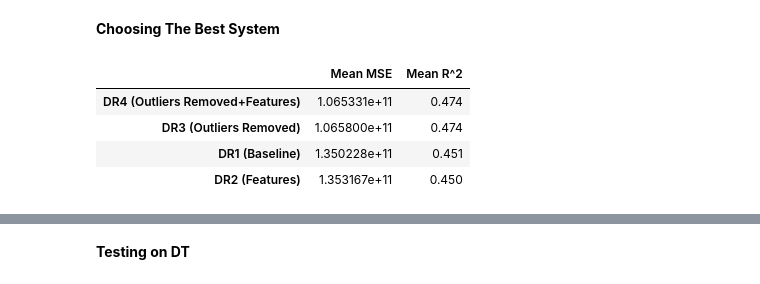
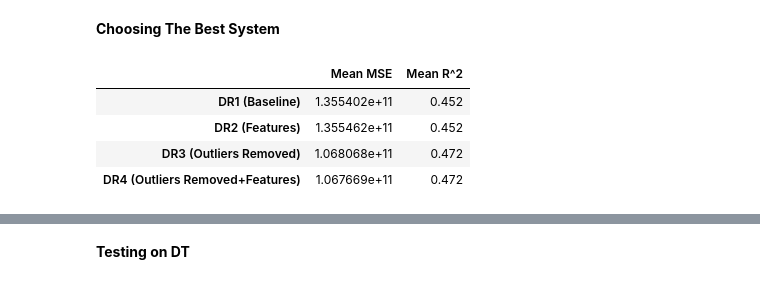
Before and after one commit to jghoshh/csi4142_a3, a Jupyter notebook: a3_p1.ipynb, the cells around one changed output, grey strips where cells are left out. Saved outputs shown, nothing was run; the diff lists cells and outputs as text; code cells hidden in the pictures.

```diff
--- a/a3_p1.ipynb
+++ b/a3_p1.ipynb
@@ -798,7 +803,7 @@ DT shape: (716, 18)
 # %% [markdown]
 **Running 4-Fold Cross Validation**
 # %%
-def cross_validate_variant(df_variant, cv_splits=4):
+def cross_validate_variant(df_variant, cv_splits=4, random_state=12):
   """
   - Splits df_variant into X (features) and y (target)
   - Runs 4-fold cross validation
@@ -811,11 +816,14 @@ def cross_validate_variant(df_variant, cv_splits=4):
   # Setup up the Linear regression model
   model = LinearRegression()
 
+  # Set random state to ensure reproducibility
+  kf = KFold(n_splits=cv_splits, shuffle=True, random_state=random_state)
+
   # Cross-validation for negative MSE (but we convert to positive)
   mse_scores = cross_val_score(
     model,
     X, y,
-    cv=cv_splits,
+    cv=kf,
     scoring="neg_mean_squared_error"
   )
 
@@ -823,7 +831,7 @@ def cross_validate_variant(df_variant, cv_splits=4):
   r2_scores = cross_val_score(
     model,
     X, y,
-    cv=cv_splits,
+    cv=kf,
     scoring="r2"
   )
 
@@ -841,23 +849,21 @@ variants = [
 ]
 results_dict = {}
 for name, dfv in variants:
-  mse_val, r2_val = cross_validate_variant(dfv, cv_splits=4)
+  mse_val, r2_val = cross_validate_variant(dfv)
   results_dict[name] = {"mean_MSE": mse_val, "mean_R2": r2_val}
 # %% [markdown]
 **Choosing The Best System**
 # %%
 # Convert results dict into a dataframe for clear comparison
 results_df = pd.DataFrame.from_dict(results_dict, orient='index')
 results_df = results_df.rename(columns={
     "mean_MSE": "Mean MSE",
     "mean_R2": "Mean R^2"
 })
-# Sort table by Mean R^2
-results_df_sorted = results_df.sort_values(by="Mean R^2", ascending=False)
-display(results_df_sorted.round(3))
+display(results_df.round(3))
 # %% [output]
 |  | Mean MSE | Mean R^2 |
-| DR4 (Outliers Removed+Features) | 1.065331e+11 | 0.474 |
-| DR3 (Outliers Removed) | 1.065800e+11 | 0.474 |
-| DR1 (Baseline) | 1.350228e+11 | 0.451 |
-| DR2 (Features) | 1.353167e+11 | 0.450 |
+| DR1 (Baseline) | 1.355402e+11 | 0.452 |
+| DR2 (Features) | 1.355462e+11 | 0.452 |
+| DR3 (Outliers Removed) | 1.068068e+11 | 0.472 |
+| DR4 (Outliers Removed+Features) | 1.067669e+11 | 0.472 |
```
Also changed, not shown: parts of 22 cells of this notebook.
